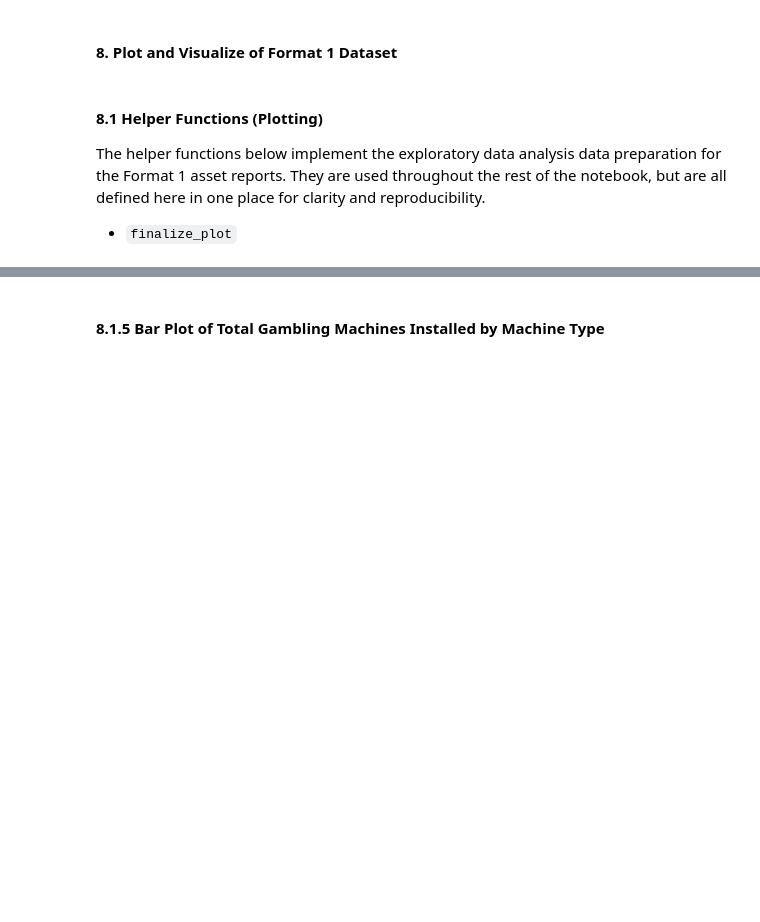
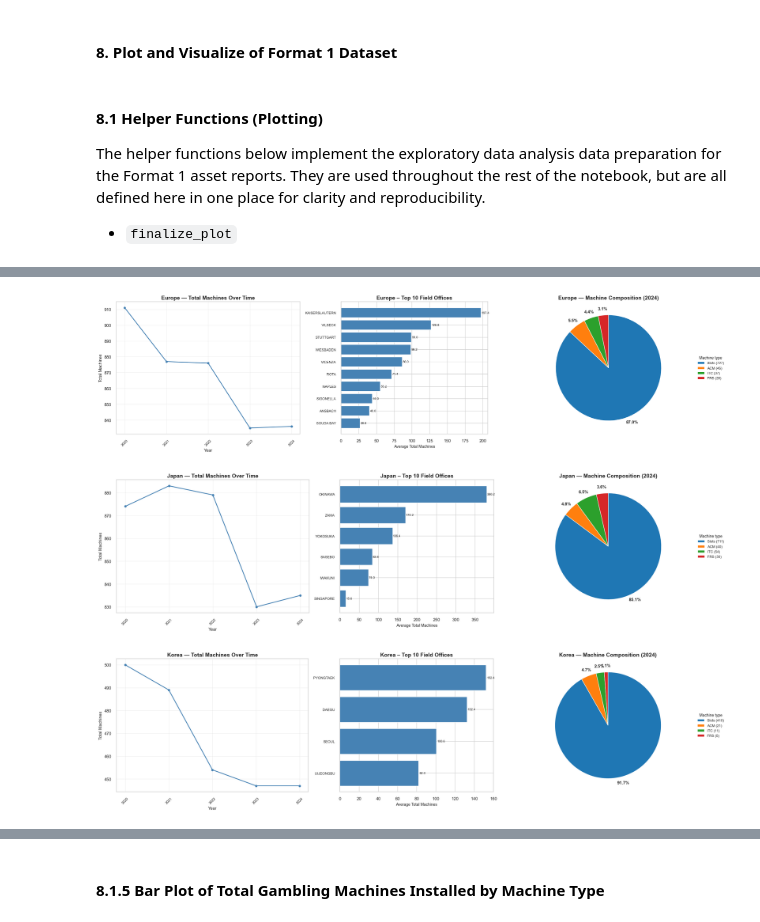
Before and after one commit to pinhaopan/muckrock-liberation, a Jupyter notebook: fa25-team-a/asset_reports.ipynb, the cells around one changed output, grey strips where cells are left out. Drawn from its saved outputs; the diff is of its cells as text; code cells hidden in the pictures; blank space fills up the shorter version.

```diff
--- a/fa25-team-a/asset_reports.ipynb
+++ b/fa25-team-a/asset_reports.ipynb
@@ -675,8 +673,7 @@ Using this definition, the dataset is de-duplicated on the (`Reporting_Date`, `R
 key_cols = ["Reporting_Date", "Region", "Field_Office_ID"]
 
 dupe_counts = (
-    ar_fmt1_all_records_df
-        .groupby(key_cols)
+    fmt1_df.groupby(key_cols)
         .size()
         .reset_index(name="Count")
         .sort_values("Count", ascending=False)
@@ -694,10 +691,10 @@ if not multi.empty:
 
     print(f"\nExample duplicate records for key: {sample_key}")
     display(
-        ar_fmt1_all_records_df[
-            (ar_fmt1_all_records_df["Reporting_Date"] == sample_key[0]) &
-            (ar_fmt1_all_records_df["Region"] == sample_key[1]) &
-            (ar_fmt1_all_records_df["Field_Office_ID"] == sample_key[2])
+        fmt1_df[
+            (fmt1_df["Reporting_Date"] == sample_key[0]) &
+            (fmt1_df["Region"] == sample_key[1]) &
+            (fmt1_df["Field_Office_ID"] == sample_key[2])
         ]
     )
 else:
@@ -716,9 +713,9 @@ full_cols = [
     "Total",
 ]
 
-before = len(ar_fmt1_all_records_df)
-ar_fmt1_all_records_df = ar_fmt1_all_records_df.drop_duplicates(subset=full_cols, keep="first")
-after = len(ar_fmt1_all_records_df)
+before = len(fmt1_df)
+fmt1_df  = fmt1_df.drop_duplicates(subset=full_cols, keep="first")
+after = len(fmt1_df )
 
 print("\nDuplicate Removal Summary:")
 print(f" - Exact duplicates dropped: {before - after}")
@@ -1148 +1123,7 @@ REGION_COLORS = {
+# %%
+# Variables
+
+regions = ["Europe", "Japan", "Korea"]          # if not already defined
+machine_cols = ["Slots", "ACM", "ITC", "FRS"]   # REQUIRED
+colors = ["#1f77b4", "#ff7f0e", "#2ca02c", "#d62728"]  # palette
 # %%
@@ -1593,0 +1535,8 @@ plt.show()
+# %%
+dashboard_region(eda_df, "Europe")
+dashboard_region(eda_df, "Japan")
+dashboard_region(eda_df, "Korea")
+# %% [output]
+[figure, added]
+[figure, added]
+[figure, added]
```
Also changed, not shown: parts of 70 cells of this notebook.
